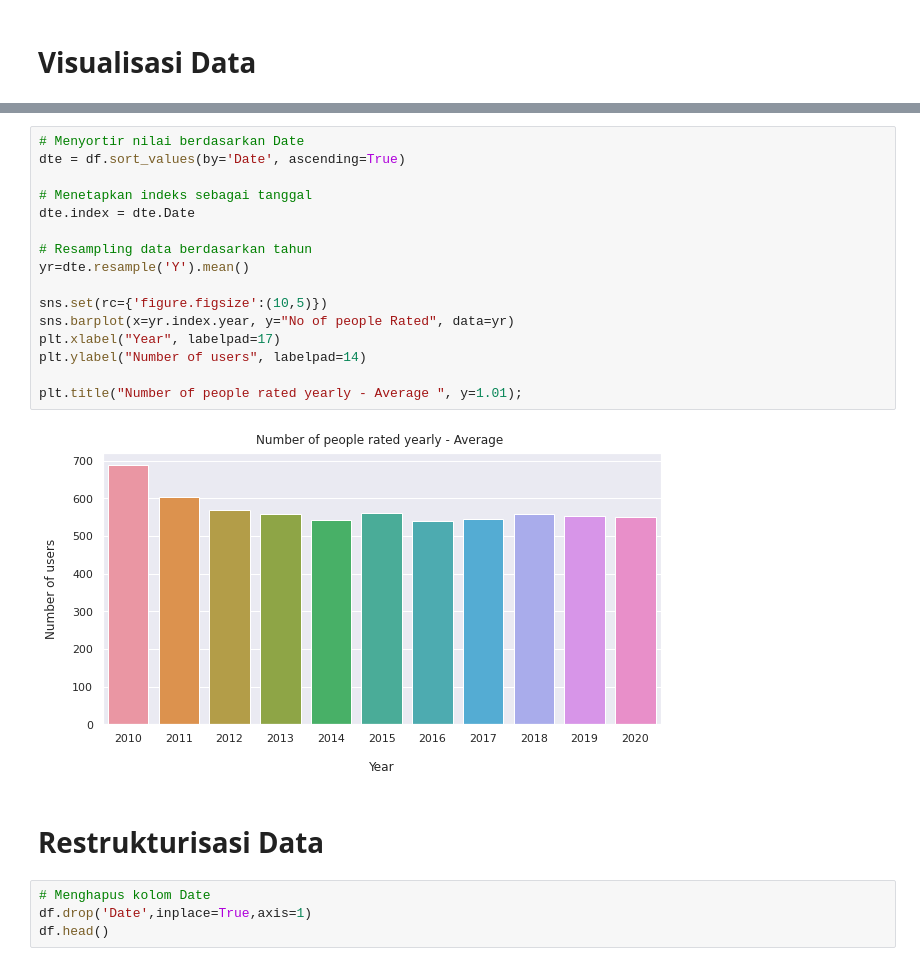
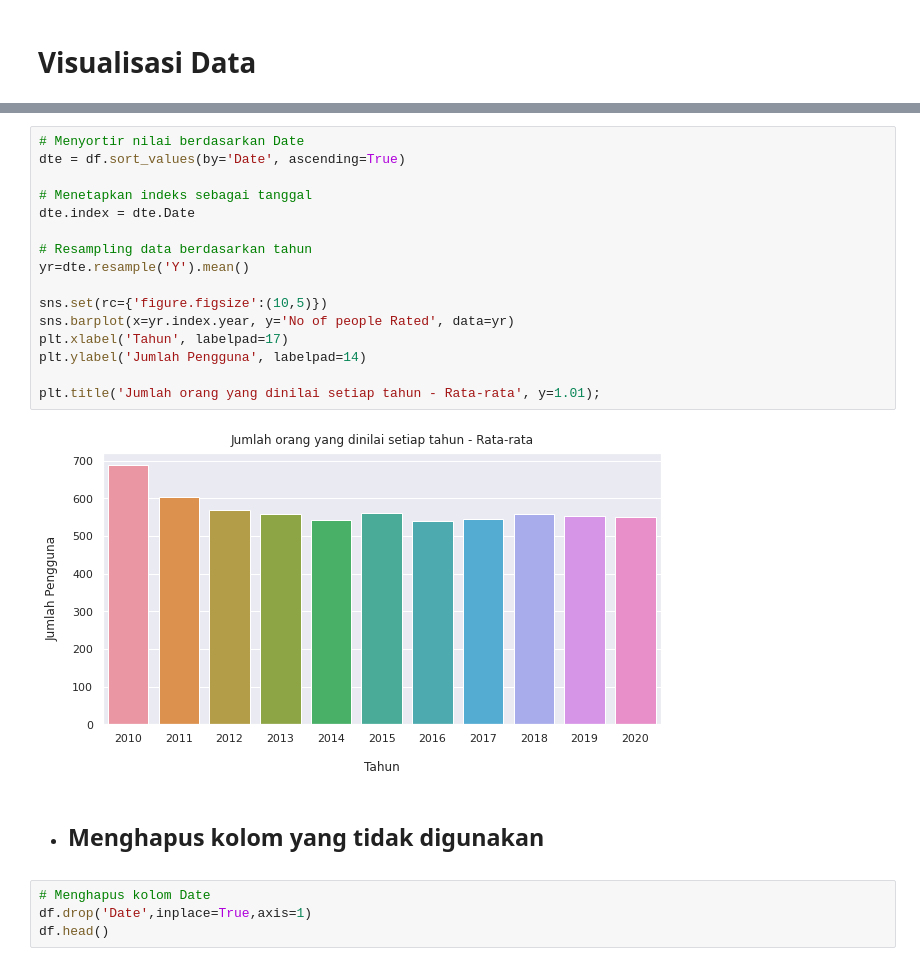
Before and after one commit to TutiAmalia/Klasifikasi-Gambar-, a Jupyter notebook: RecommendationSystem.ipynb, the cells around one changed output, grey strips where cells are left out. Saved outputs shown, nothing was run; the diff lists cells and outputs as text.

```diff
--- a/RecommendationSystem.ipynb
+++ b/RecommendationSystem.ipynb
@@ -250,23 +289,23 @@ plt.show()
 # %%
 # Menyortir nilai berdasarkan Date
 dte = df.sort_values(by='Date', ascending=True)
 
 # Menetapkan indeks sebagai tanggal
 dte.index = dte.Date
 
 # Resampling data berdasarkan tahun
 yr=dte.resample('Y').mean()
 
 sns.set(rc={'figure.figsize':(10,5)})
-sns.barplot(x=yr.index.year, y="No of people Rated", data=yr)
-plt.xlabel("Year", labelpad=17)
-plt.ylabel("Number of users", labelpad=14)
+sns.barplot(x=yr.index.year, y='No of people Rated', data=yr)
+plt.xlabel('Tahun', labelpad=17)
+plt.ylabel('Jumlah Pengguna', labelpad=14)
 
-plt.title("Number of people rated yearly - Average ", y=1.01);
+plt.title('Jumlah orang yang dinilai setiap tahun - Rata-rata', y=1.01);
 # %% [output]
-[figure, old version]
+[figure, new version]
-# %% [markdown]
-# Restrukturisasi Data
+# %% [markdown]
+- ## Menghapus kolom yang tidak digunakan
 # %%
 # Menghapus kolom Date
 df.drop('Date',inplace=True,axis=1)
```
Also changed, not shown: parts of 48 cells of this notebook.
